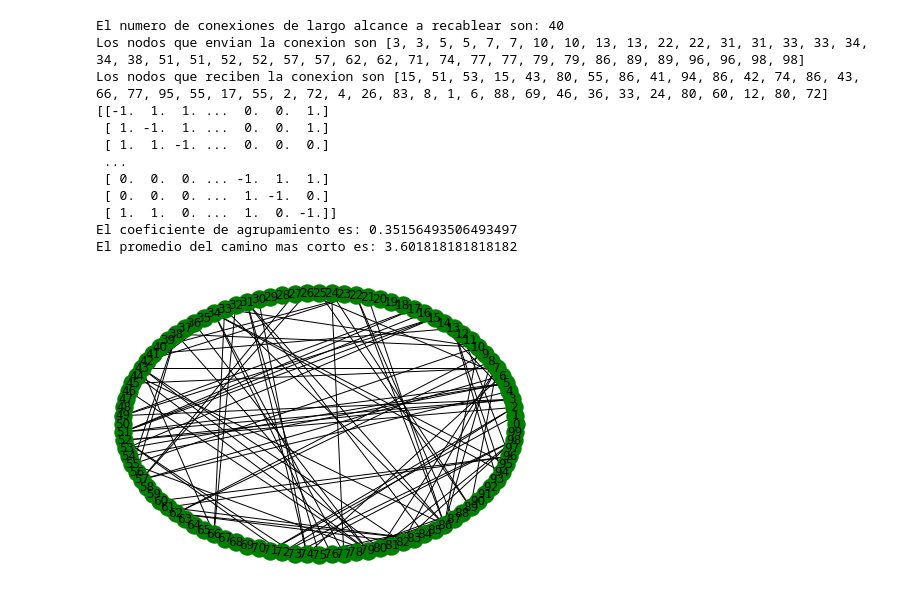
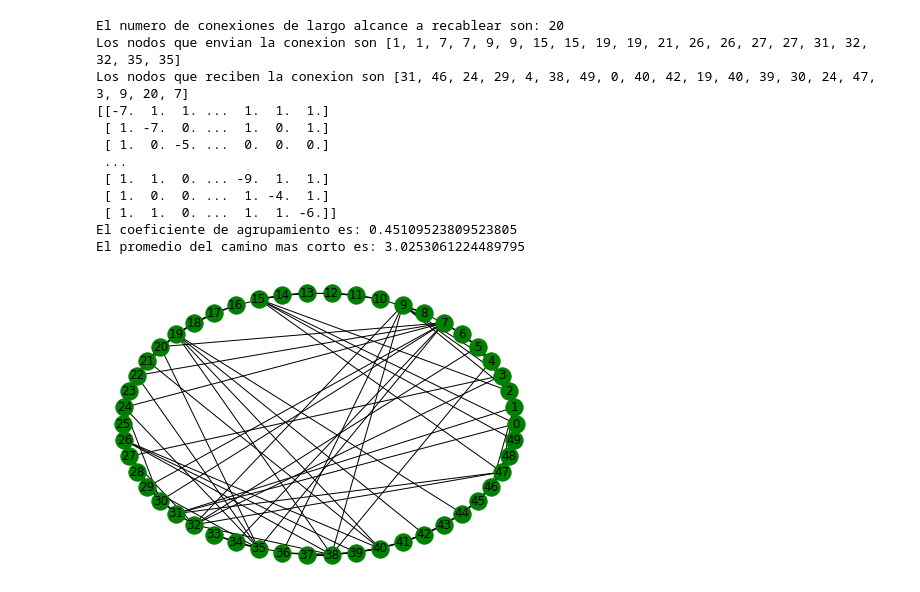
Before and after one commit to ErnestoCisnero/Probando-NetworkX-Tesis-Maestria, a Jupyter notebook: sanchez.ipynb, the cells around one changed output. Drawn from its saved outputs; the diff is of its cells as text; code cells hidden in the pictures.

```diff
--- a/sanchez.ipynb
+++ b/sanchez.ipynb
@@ -88,33 +88,34 @@ def matriz_acoplaminento(G):
                 else:
                     ma[nodo,i] = 0
             else:
-                ma[nodo,i] = -1
+                ma[nodo,i] = -(nx.degree(G,nodo))
+                #ma[nodo,i] = -1
     return ma
 # %%
-n,k,p  = 100,2,0.2
+n,k,p  = 50,2,0.2
 G = create_regular_network(n,k,p)
 G,nodes_senders,nodes_receivers = connect_nodes(G, n,k,p)
 if len(nodes_receivers) != round(n*k*p):
     raise Exception("No se generaron las nkp conexiones requeridas, considere simular nuevamente")
 G = new_conn_S(G,nodes_senders,nodes_receivers)
 G = new_conn_R(G,nodes_senders,nodes_receivers)
 ma = matriz_acoplaminento(G)
 print(ma)
 
 print("El coeficiente de agrupamiento es:",nx.algorithms.average_clustering(G))
 print("El promedio del camino mas corto es:",nx.average_shortest_path_length(G))
 nx.draw_circular(G,**opts)
 # %% [output]
-El numero de conexiones de largo alcance a recablear son: 40
-Los nodos que envian la conexion son [3, 3, 5, 5, 7, 7, 10, 10, 13, 13, 22, 22, 31, 31, 33, 33, 34, 34, 38, 51, 51, 52, 52, 57, 57, 62, 62, 71, 74, 77, 77, 79, 79, 86, 89, 89, 96, 96, 98, 98]
-Los nodos que reciben la conexion son [15, 51, 53, 15, 43, 80, 55, 86, 41, 94, 86, 42, 74, 86, 43, 66, 77, 95, 55, 17, 55, 2, 72, 4, 26, 83, 8, 1, 6, 88, 69, 46, 36, 33, 24, 80, 60, 12, 80, 72]
-[[-1.  1.  1. ...  0.  0.  1.]
- [ 1. -1.  1. ...  0.  0.  1.]
- [ 1.  1. -1. ...  0.  0.  0.]
+El numero de conexiones de largo alcance a recablear son: 20
+Los nodos que envian la conexion son [1, 1, 7, 7, 9, 9, 15, 15, 19, 19, 21, 26, 26, 27, 27, 31, 32, 32, 35, 35]
+Los nodos que reciben la conexion son [31, 46, 24, 29, 4, 38, 49, 0, 40, 42, 19, 40, 39, 30, 24, 47, 3, 9, 20, 7]
+[[-7.  1.  1. ...  1.  1.  1.]
+ [ 1. -7.  0. ...  1.  0.  1.]
+ [ 1.  0. -5. ...  0.  0.  0.]
  ...
- [ 0.  0.  0. ... -1.  1.  1.]
- [ 0.  0.  0. ...  1. -1.  0.]
- [ 1.  1.  0. ...  1.  0. -1.]]
-El coeficiente de agrupamiento es: 0.35156493506493497
-El promedio del camino mas corto es: 3.601818181818182
+ [ 1.  1.  0. ... -9.  1.  1.]
+ [ 1.  0.  0. ...  1. -4.  1.]
+ [ 1.  1.  0. ...  1.  1. -6.]]
+El coeficiente de agrupamiento es: 0.45109523809523805
+El promedio del camino mas corto es: 3.0253061224489795
-[figure, old version]
+[figure, new version]
```
Also changed, not shown: 2 other files.
